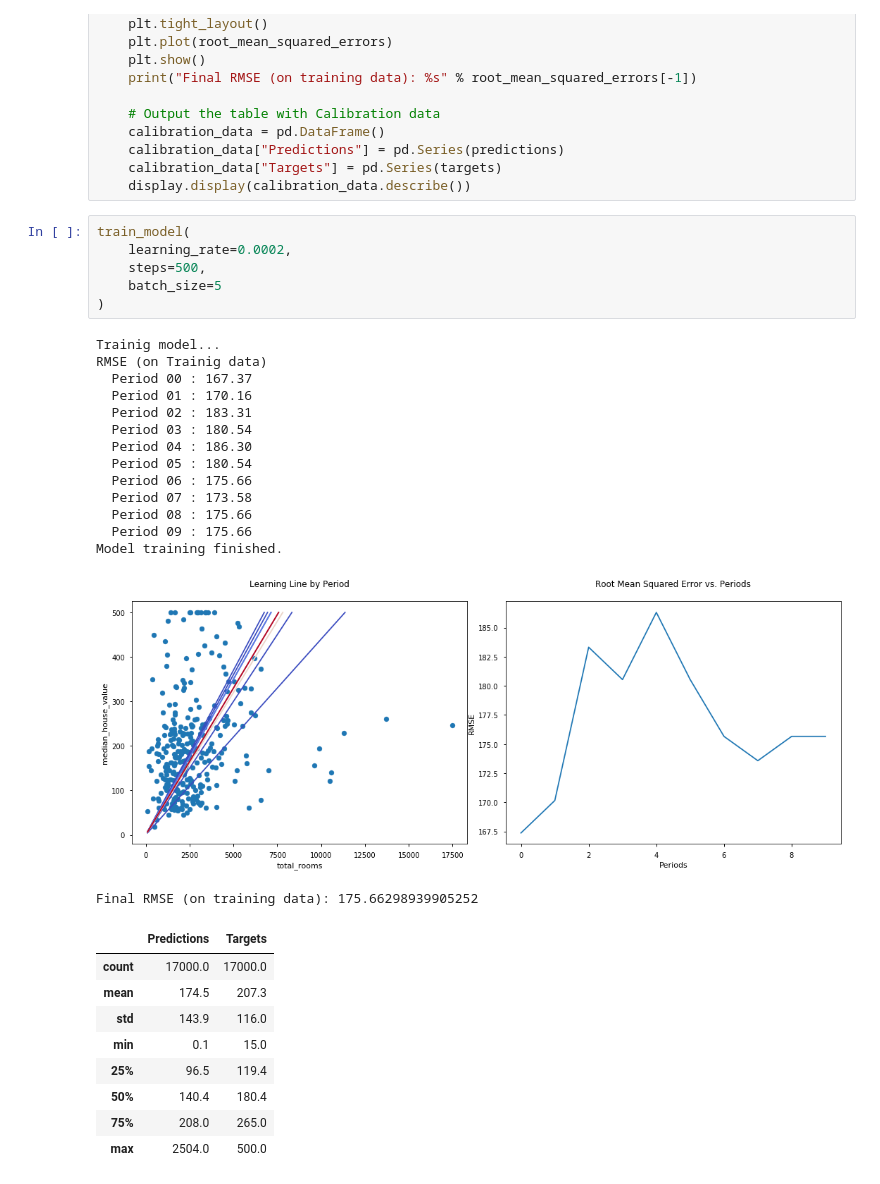
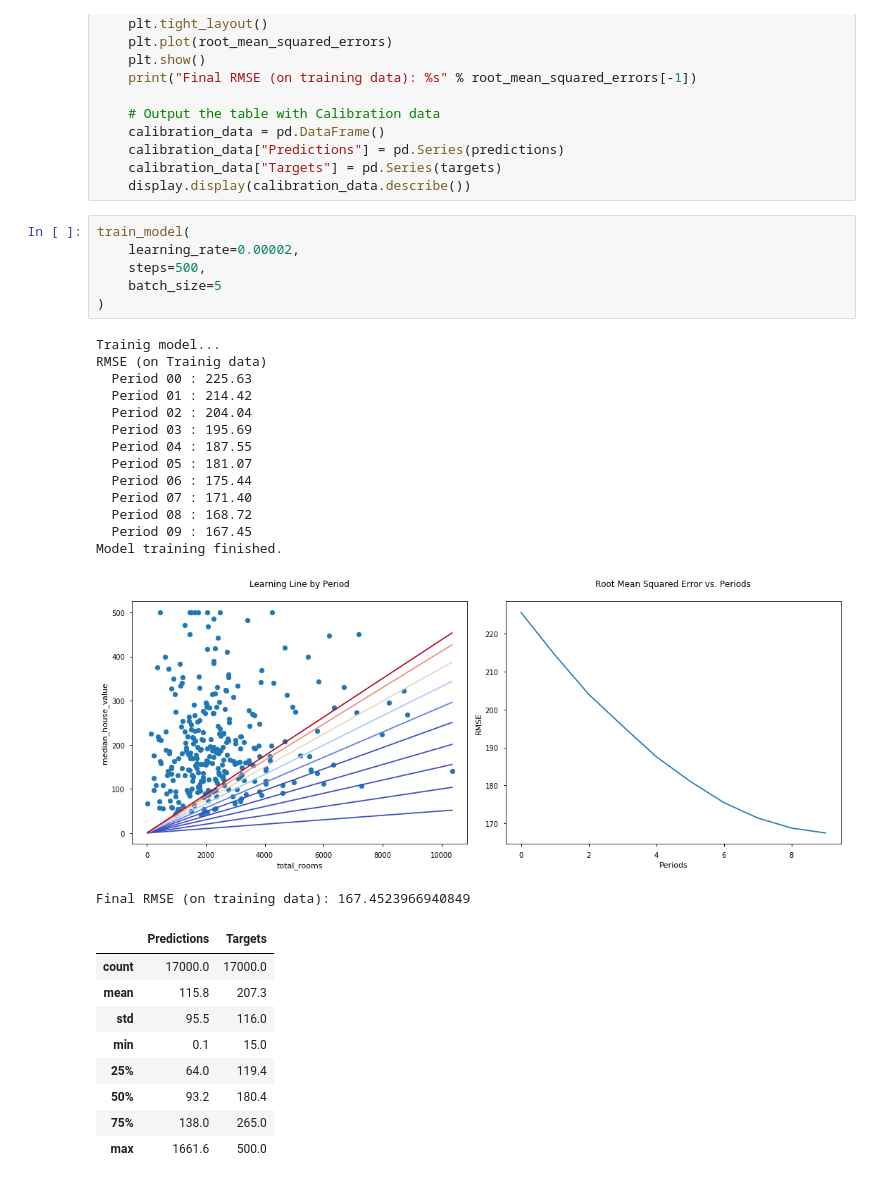
Before and after one commit to acesaif/ml_crash_course, a Jupyter notebook: tf_1st_steps/final_organized.ipynb, the cells around one changed output. Cells and saved outputs as stored; diff of their text form.

```diff
--- a/tf_1st_steps/final_organized.ipynb
+++ b/tf_1st_steps/final_organized.ipynb
@@ -150,32 +150,32 @@ def train_model(learning_rate, steps, batch_size, input_feature="total_rooms"):
     display.display(calibration_data.describe())
 # %%
 train_model(
-    learning_rate=0.0002,
+    learning_rate=0.00002,
     steps=500,
     batch_size=5
 )
 # %% [output]
 Trainig model...
 RMSE (on Trainig data)
-  Period 00 : 167.37
-  Period 01 : 170.16
-  Period 02 : 183.31
-  Period 03 : 180.54
-  Period 04 : 186.30
-  Period 05 : 180.54
-  Period 06 : 175.66
-  Period 07 : 173.58
-  Period 08 : 175.66
-  Period 09 : 175.66
+  Period 00 : 225.63
+  Period 01 : 214.42
+  Period 02 : 204.04
+  Period 03 : 195.69
+  Period 04 : 187.55
+  Period 05 : 181.07
+  Period 06 : 175.44
+  Period 07 : 171.40
+  Period 08 : 168.72
+  Period 09 : 167.45
 Model training finished.
-[figure, old version]
+[figure, new version]
-Final RMSE (on training data): 175.66298939905252
+Final RMSE (on training data): 167.4523966940849
 |  | Predictions | Targets |
 | count | 17000.0 | 17000.0 |
-| mean | 174.5 | 207.3 |
-| std | 143.9 | 116.0 |
+| mean | 115.8 | 207.3 |
+| std | 95.5 | 116.0 |
 | min | 0.1 | 15.0 |
-| 25% | 96.5 | 119.4 |
-| 50% | 140.4 | 180.4 |
-| 75% | 208.0 | 265.0 |
-| max | 2504.0 | 500.0 |
+| 25% | 64.0 | 119.4 |
+| 50% | 93.2 | 180.4 |
+| 75% | 138.0 | 265.0 |
+| max | 1661.6 | 500.0 |
```
Also changed, not shown: parts of 1 cell of this notebook, 1 other file.
